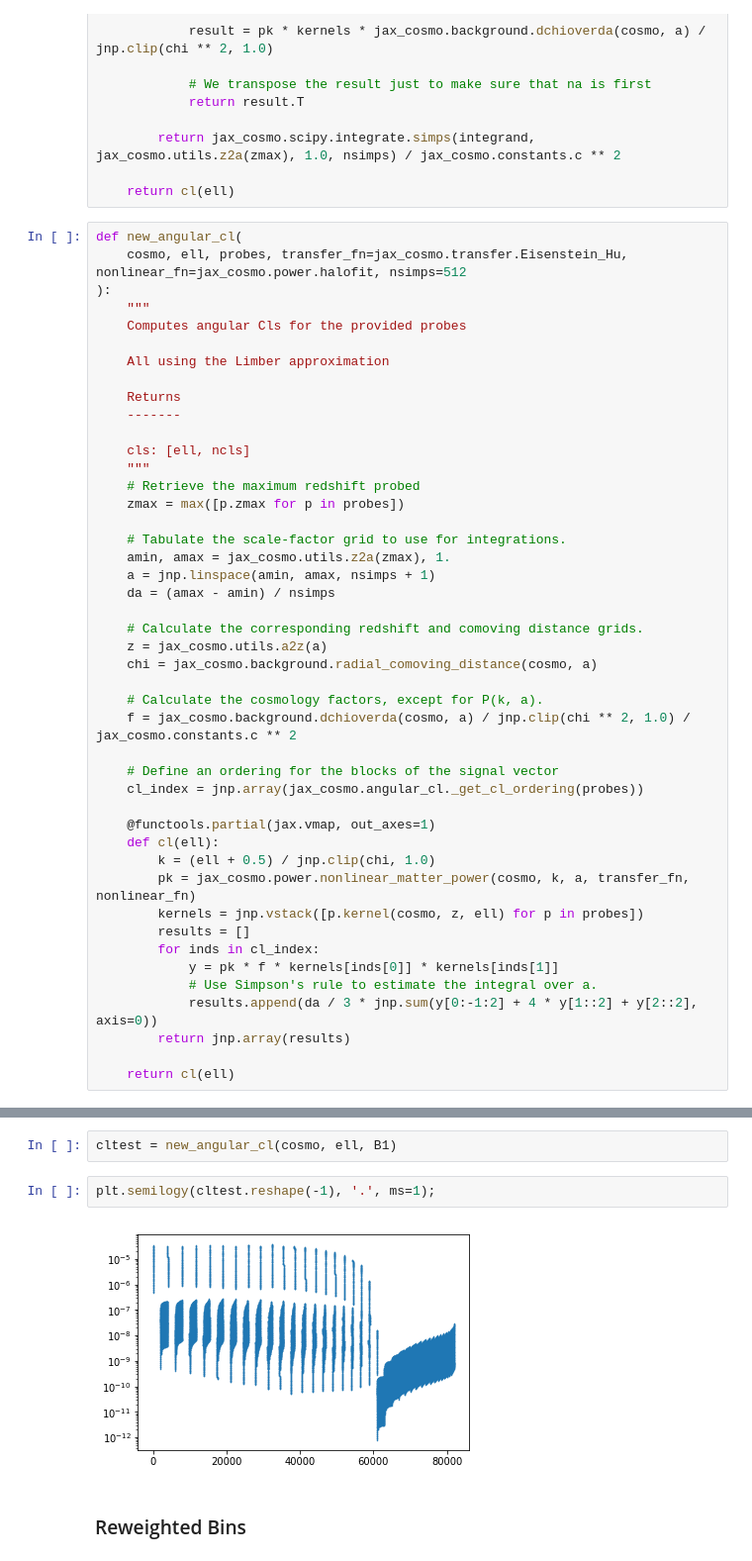
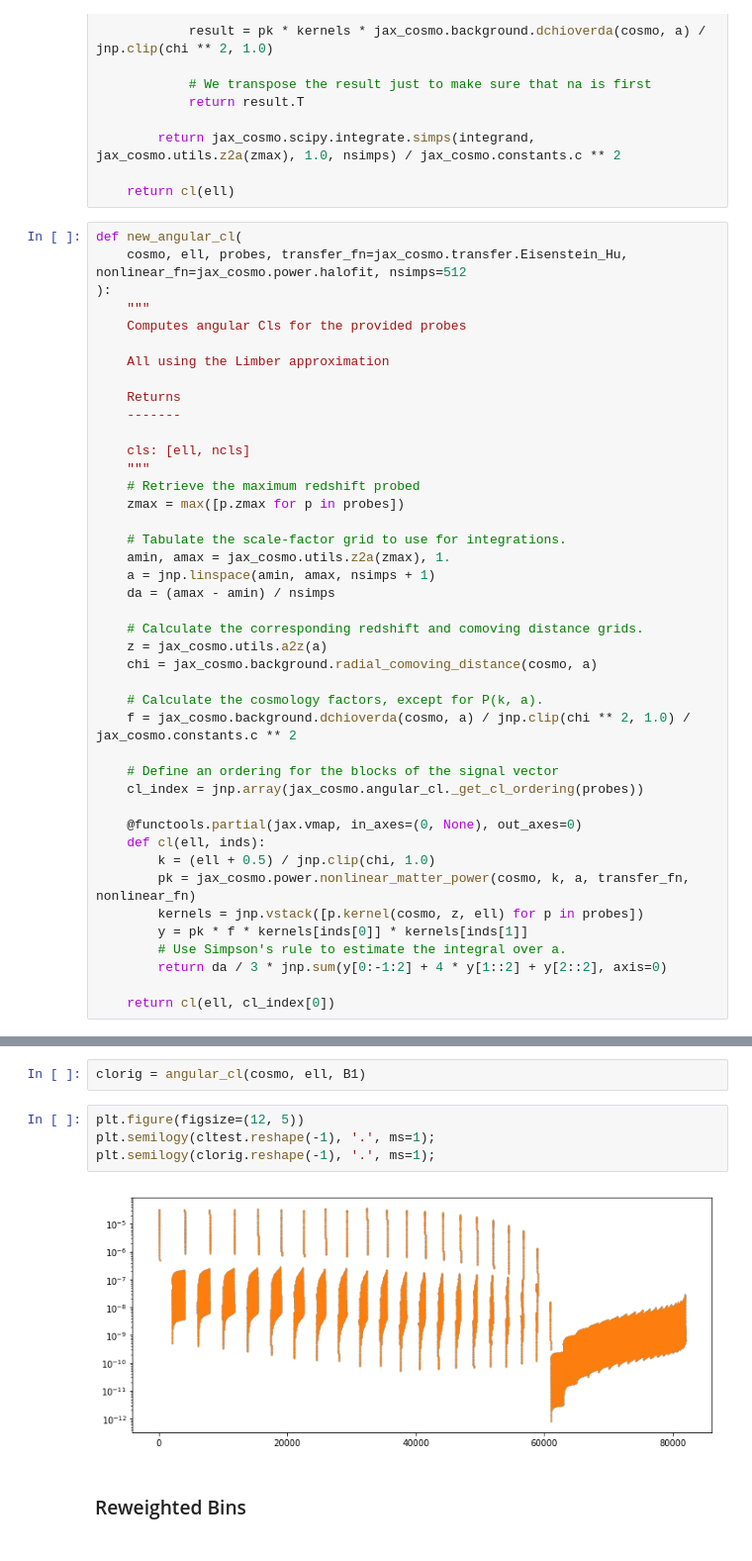
Before and after one commit to dkirkby/zotbin, a Jupyter notebook: Sandbox.ipynb, the cells around one changed output, grey strips where cells are left out. Shown: that part at 99% size. Saved outputs shown, nothing was run; the diff lists cells and outputs as text.

```diff
--- a/Sandbox.ipynb
+++ b/Sandbox.ipynb
@@ -611,16 +611,13 @@ def new_angular_cl(
     # Define an ordering for the blocks of the signal vector
     cl_index = jnp.array(jax_cosmo.angular_cl._get_cl_ordering(probes))
 
-    @functools.partial(jax.vmap, out_axes=1)
-    def cl(ell):
+    @functools.partial(jax.vmap, in_axes=(0, None), out_axes=0)
+    def cl(ell, inds):
         k = (ell + 0.5) / jnp.clip(chi, 1.0)
         pk = jax_cosmo.power.nonlinear_matter_power(cosmo, k, a, transfer_fn, nonlinear_fn)
         kernels = jnp.vstack([p.kernel(cosmo, z, ell) for p in probes])
-        results = []
-        for inds in cl_index:
-            y = pk * f * kernels[inds[0]] * kernels[inds[1]]
-            # Use Simpson's rule to estimate the integral over a.
-            results.append(da / 3 * jnp.sum(y[0:-1:2] + 4 * y[1::2] + y[2::2], axis=0))
-        return jnp.array(results)
+        y = pk * f * kernels[inds[0]] * kernels[inds[1]]
+        # Use Simpson's rule to estimate the integral over a.
+        return da / 3 * jnp.sum(y[0:-1:2] + 4 * y[1::2] + y[2::2], axis=0)
 
-    return cl(ell)
+    return cl(ell, cl_index[0])
@@ -631,9 +630,11 @@ cltest.shape
 # %%
-cltest = new_angular_cl(cosmo, ell, B1)
+clorig = angular_cl(cosmo, ell, B1)
 # %%
+plt.figure(figsize=(12, 5))
 plt.semilogy(cltest.reshape(-1), '.', ms=1);
+plt.semilogy(clorig.reshape(-1), '.', ms=1);
 # %% [output]
-[figure, old version]
+[figure, new version]
 # %% [markdown]
 ### Reweighted Bins
 # %%
```
Also changed, not shown: parts of 2 cells of this notebook.
